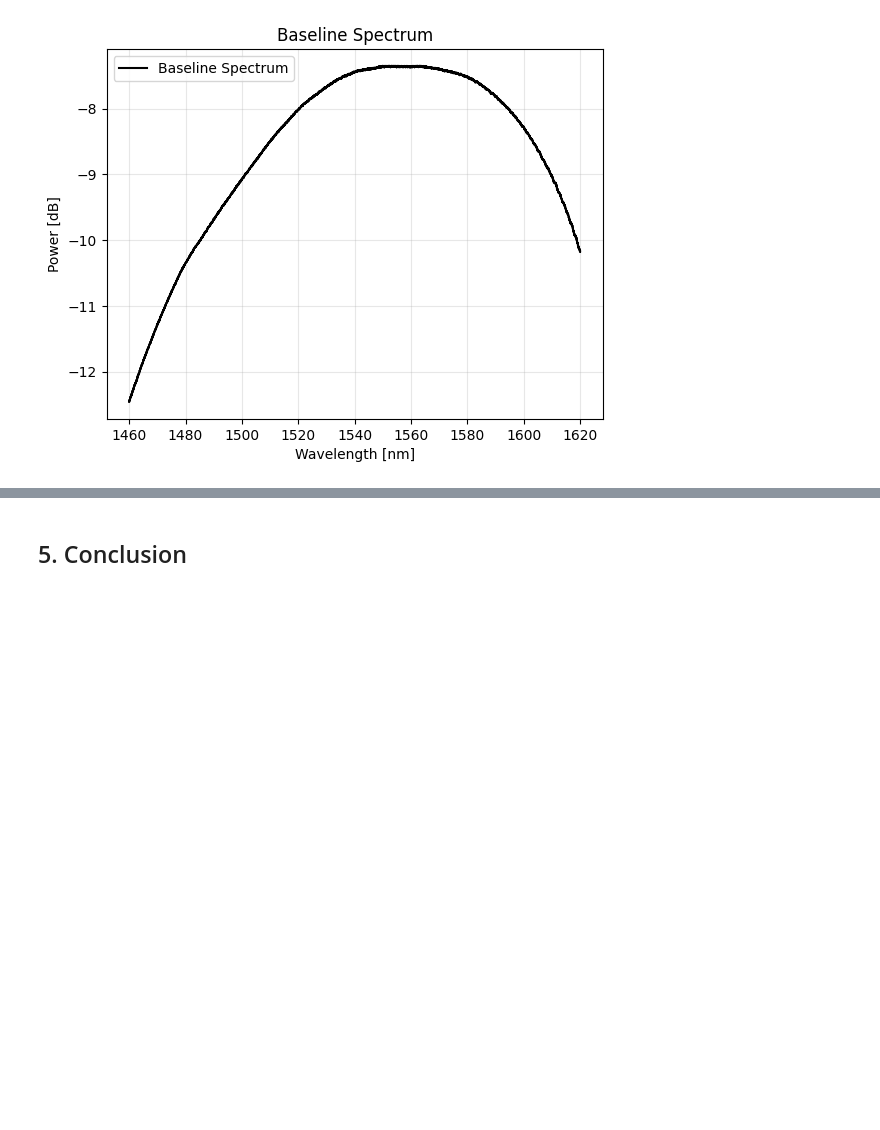
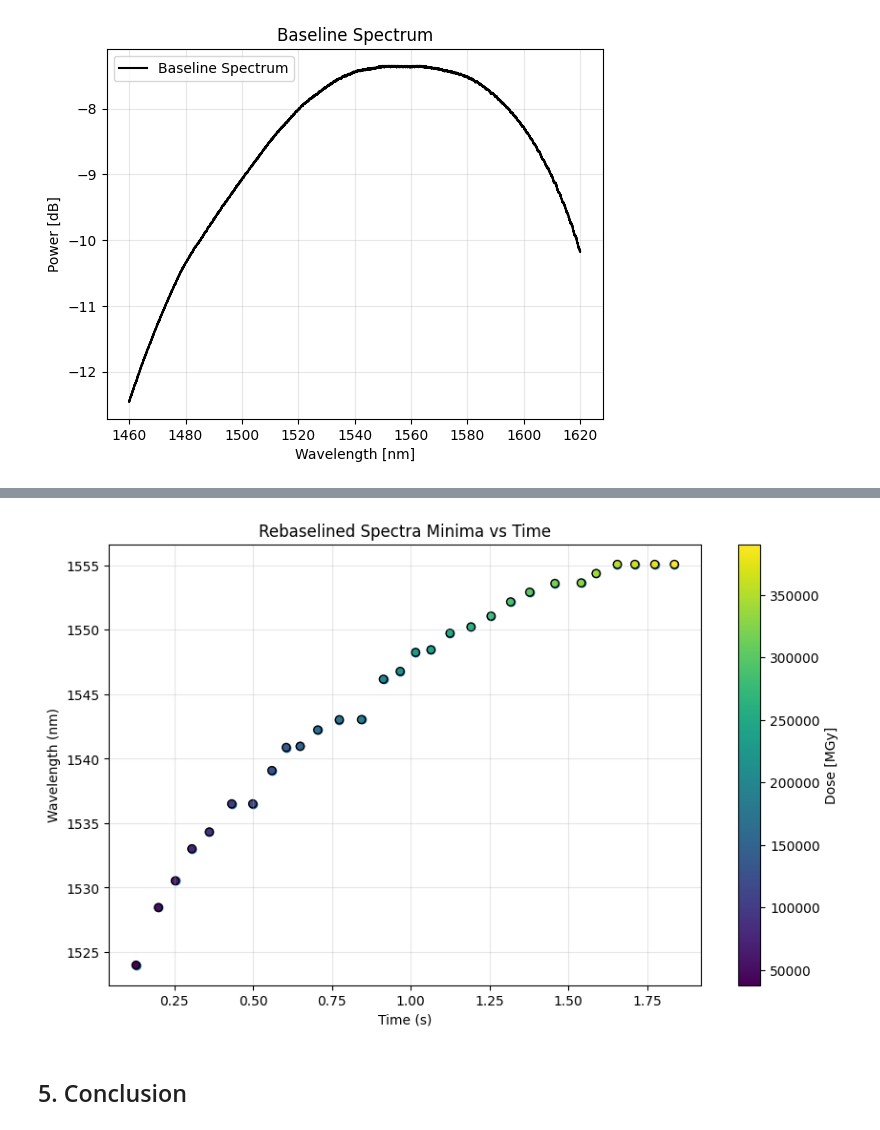
Before and after one commit to rsamconn/Fibre-optics-demo, a Jupyter notebook: fibre-demo.ipynb, the cells around one changed output, grey strips where cells are left out. Saved outputs shown, nothing was run; the diff lists cells and outputs as text; code cells hidden in the pictures; blank space fills up the shorter version.

```diff
--- a/fibre-demo.ipynb
+++ b/fibre-demo.ipynb
@@ -456,2 +447,6 @@ plot_minima_vs_time(rebaselined_minima, times_cut, title="Rebaselined Spectra Mi
+# %%
+plot_minima_vs_time(rebaselined_minima[:-3], dose_interpolated[:-3], title="Rebaselined Spectra Minima vs Time", power_minima=times_cut[:-3], colorlabel='Dose [MGy]')
+# %% [output]
+[figure, added]
 # %% [markdown]
 ## 5. Conclusion
```
Also changed, not shown: parts of 15 cells of this notebook.
